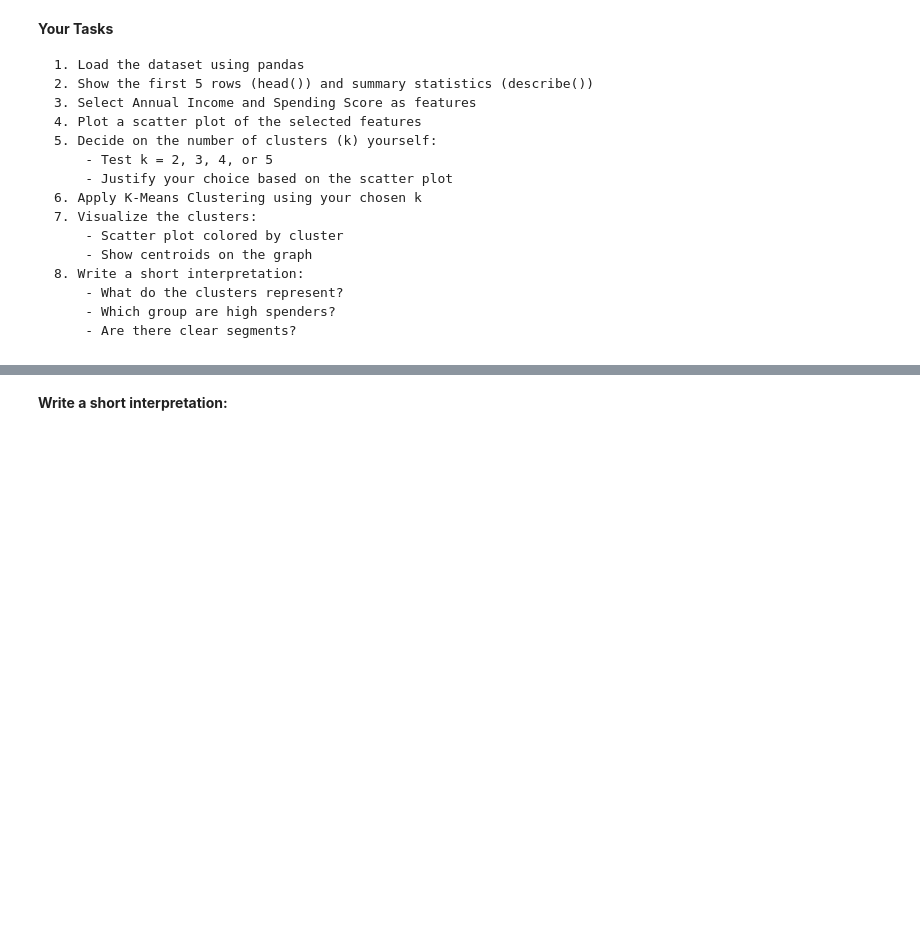
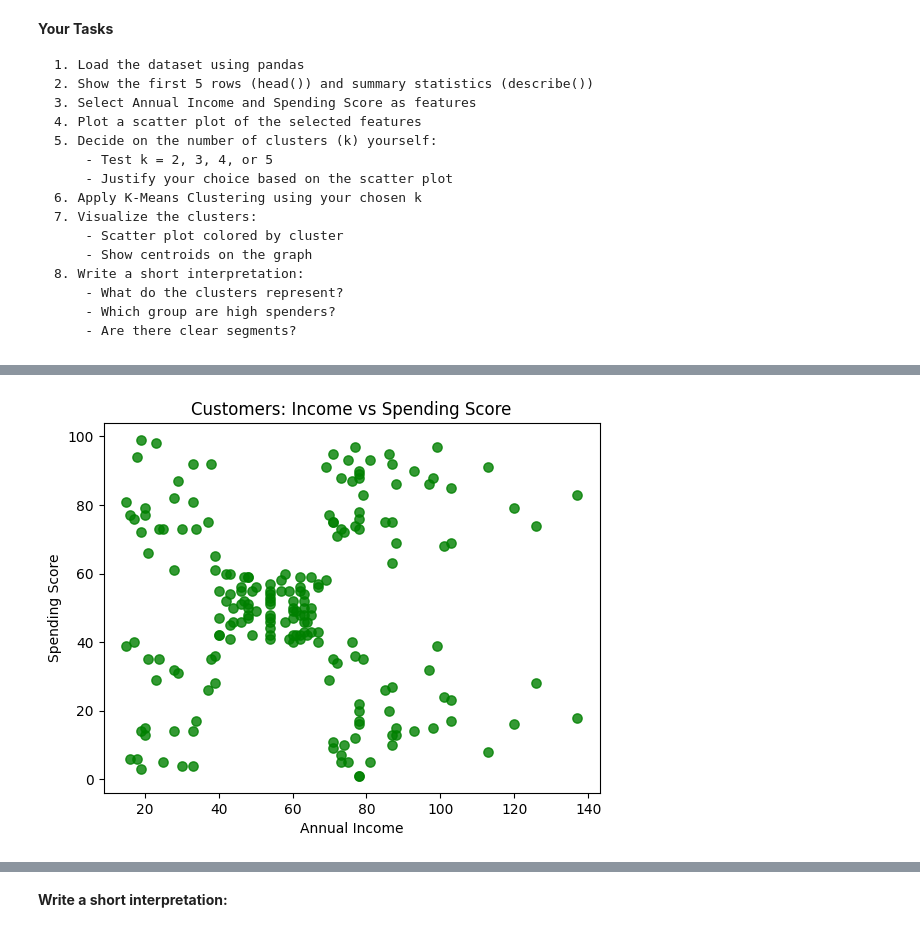
Before and after one commit to bbeecue/csc172-belvis-unsupervised-act01, a Jupyter notebook: Unsupervised_Learning_Part_1.ipynb, the cells around one changed output, grey strips where cells are left out. Drawn from its saved outputs; the diff is of its cells as text; code cells hidden in the pictures; blank space fills up the shorter version.

```diff
--- a/Unsupervised_Learning_Part_1.ipynb
+++ b/Unsupervised_Learning_Part_1.ipynb
@@ -336,0 +347,17 @@ KeyboardInterrupt: Interrupted by user
+# %%
+# 3. Select features
+X = df[['annual_income', 'spending_score']]
+
+# 4. Scatter plot of features
+plt.scatter(
+            X['annual_income'],
+            X['spending_score'],
+            s=45, c='green',
+            alpha=0.80
+            )
+plt.xlabel('Annual Income')
+plt.ylabel('Spending Score')
+plt.title('Customers: Income vs Spending Score')
+plt.show()
+# %% [output]
+[figure, added]
```
Also changed, not shown: parts of 11 cells of this notebook.
